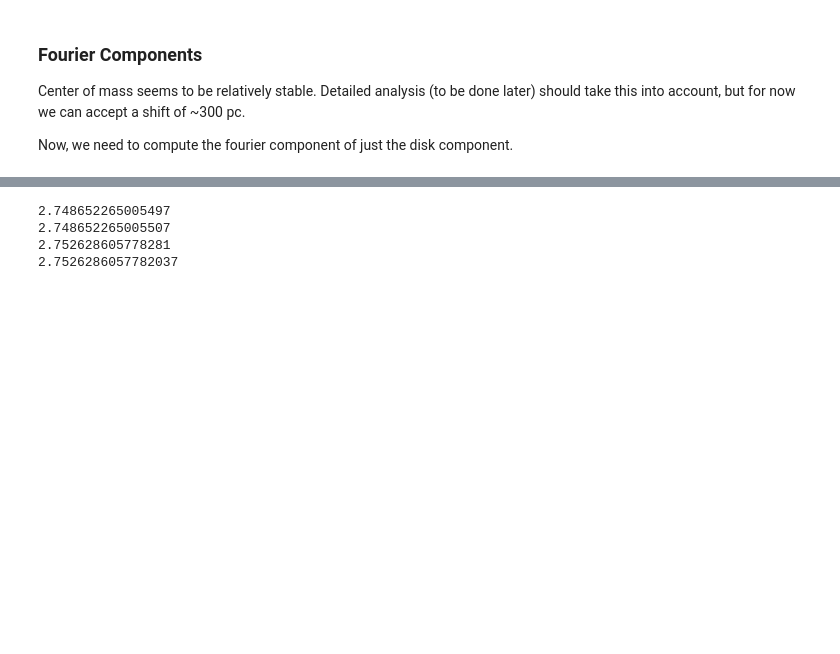
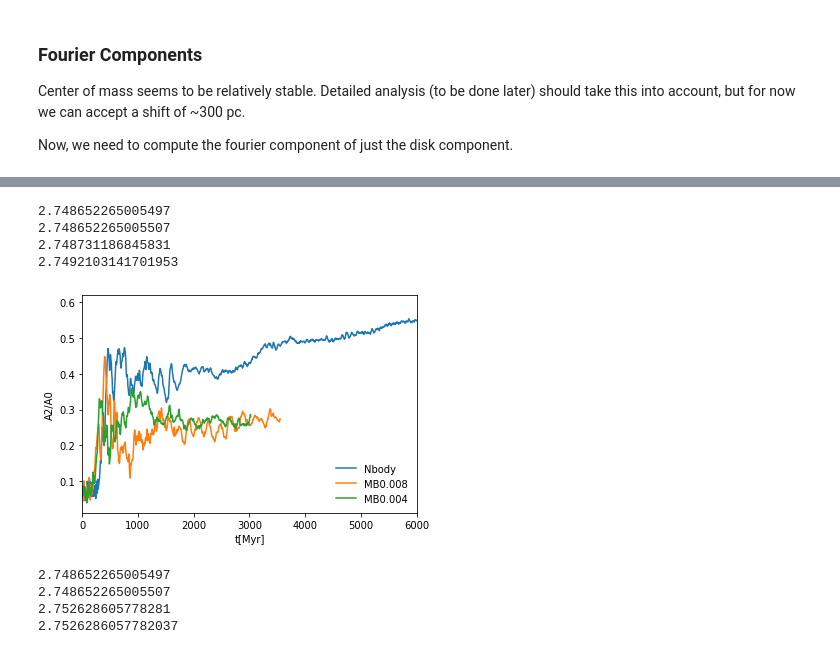
Before and after one commit to gusbeane/gasbar, a Jupyter notebook: notebooks/fourier_bar_formation.ipynb, the cells around one changed output, grey strips where cells are left out. Cells and saved outputs as stored; diff of their text form; code cells hidden in the pictures; blank space fills up the shorter version.

```diff
--- a/notebooks/fourier_bar_formation.ipynb
+++ b/notebooks/fourier_bar_formation.ipynb
@@ -206,3 +230,40 @@ plt.show()
+# %%
+idx = 5
+
+tlist0, A2A0list_0 = extract_t_max_A2A0(fourier_list[0])
+tlist1, A2A0list_1 = extract_t_max_A2A0(fourier_list[1])
+tlist2, A2A0list_2 = extract_t_max_A2A0(fourier_list[2])
+tlist3, A2A0list_3 = extract_t_max_A2A0(fourier_list[3])
+# tlist0_gas, flowrate_0 = extract_t_gasflow(gasflow_list[0], idx)
+# tlist1_gas, flowrate_1 = extract_t_gasflow(gasflow_list[1], idx)
+
+fig, ax = plt.subplots(1, 1)
+
+ax.plot(tlist2, A2A0list_2, label='Nbody')
+ax.plot(tlist0, A2A0list_0, label='MB0.008')
+# l0 = ax.plot(tlist1, A2A0list_1, label='gas fRpoly2')
+ax.plot(tlist3, A2A0list_3, label='MB0.004')
+
+# l1 = ax.plot(tlist1, A2A0list_1)
+
+# ax1 = ax.twinx()
+# frate_ma = moving_average(flowrate_0, 10)
+# tlist0_gas_ma = moving_average(tlist0_gas, 10)
+# ax1.plot(tlist0_gas_ma, frate_ma, c='g')
+# ax1.plot(tlist0_gas_ma, np.abs(frate_ma), c='g', ls='dashed')
+# ax1.plot(tlist1_gas, flowrate_1, c=l1[0].get_color(), ls='dashed')
+
+ax.set(xlabel='t[Myr]', xlim=(0, 6000), ylabel='A2/A0')
+ax.legend(frameon=False)
+# ax1.set(ylabel='inflow rate', ylim=(0, 0.2))
+
+plt.show()
+# %% [output]
+2.748652265005497
+2.748652265005507
+2.748731186845831
+2.7492103141701953
+[figure, added]
 # %%
 idx = 5
 
```
Also changed, not shown: parts of 4 cells of this notebook, 1 other file.
